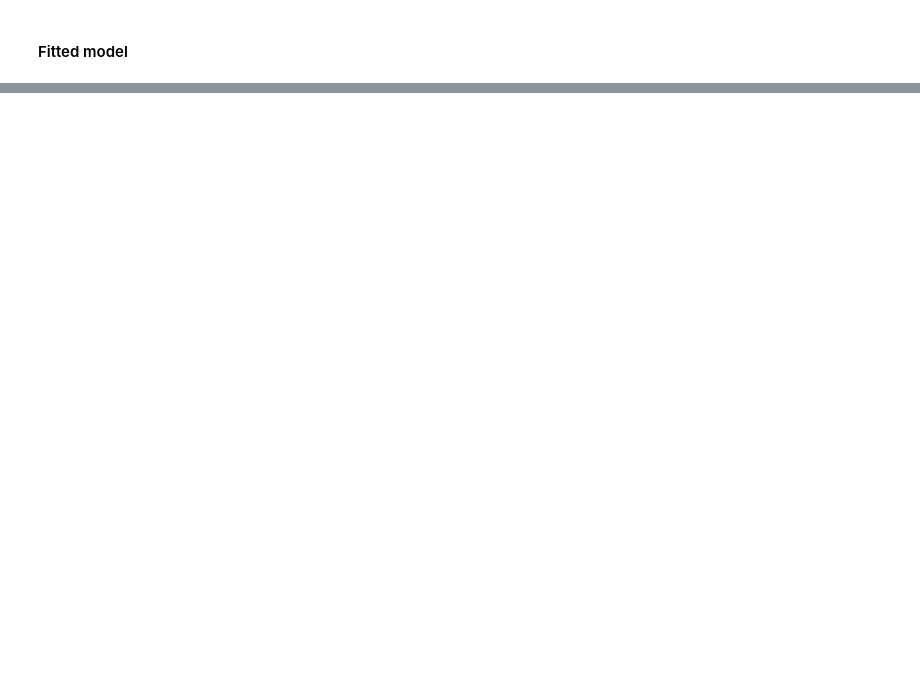
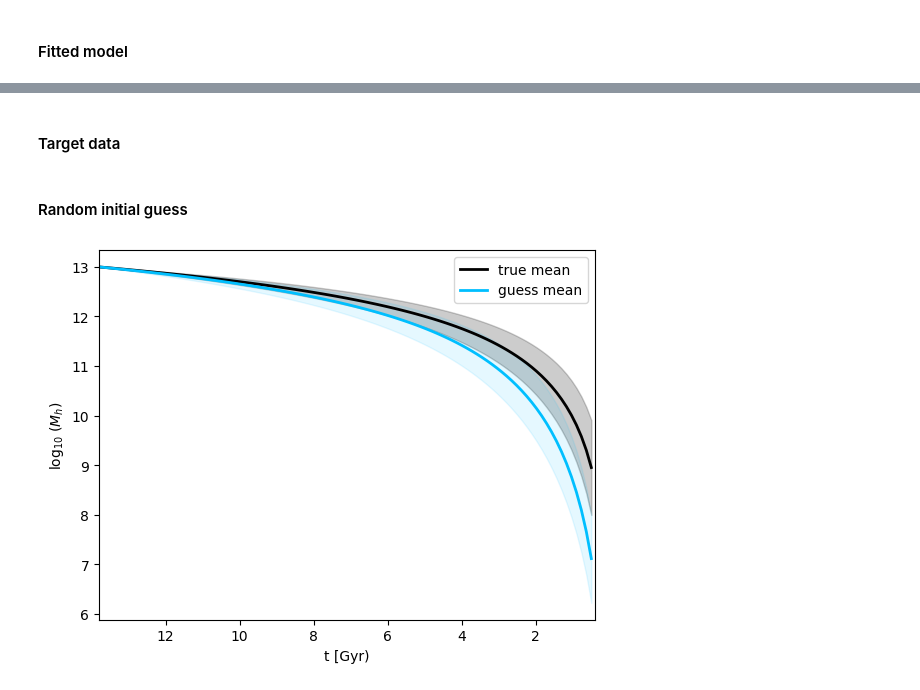
Before and after one commit to zaidikumail/diff_warmup, a Jupyter notebook: diffmahpop_fit.ipynb, the cells around one changed output, grey strips where cells are left out. Drawn from its saved outputs; the diff is of its cells as text; code cells hidden in the pictures; blank space fills up the shorter version.

Commit message:
implemented variance in diffmahpop fit

```diff
--- a/diffmahpop_fit.ipynb
+++ b/diffmahpop_fit.ipynb
@@ -260,0 +331,51 @@ plt.show()
+# %% [markdown]
+#### Target data
+# %%
+log_mahs_true, mean_mhalo_true, var_mhalo_true = diffmahpop_model_w_var(dict(logtc_mean=logtc_mean, logtc_var=logtc_var,
+                                                                             early_mean=early_mean, early_var=early_var,
+                                                                             late_mean=late_mean, late_var=late_var), tarr)
+# %% [markdown]
+#### Random initial guess
+# %%
+# logtc_mean_rand = np.random.uniform(jnp.log10(1),jnp.log10(3))
+# logtc_var_rand = np.random.uniform(0.1,0.3)
+
+# early_mean_rand = np.random.uniform(0.1,10)
+# early_var_rand = np.random.uniform(0.05,0.4)
+
+# late_mean_rand = np.random.uniform(0.1,5)
+# late_var_rand = np.random.uniform(0.05,0.4)
+
+# print(f'logtc_rand: {logtc_rand}\nearly_rand: {early_rand}\nlate_rand: {late_rand}')
+log_mahs_guess, mean_mhalo_guess, var_mhalo_guess = diffmahpop_model_w_var(dict(logtc_mean=logtc_mean_rand, logtc_var=logtc_var_rand,
+                                                               early_mean=early_mean_rand, early_var=early_var_rand,
+                                                               late_mean=late_mean_rand, late_var=late_var_rand), tarr)
+# %%
+fig, ax = plt.subplots(1, 1)
+# __=ax.semilogy()
+
+i=0
+for mah in log_mahs_true:
+    #__=ax.plot(tarr, mah, color='orange', alpha=0.05, lw=0.5)
+    i+=1
+
+#true
+__=ax.plot(tarr, mean_mhalo_true, c='k', lw=2, label='true mean')
+std_true = np.sqrt(var_mhalo_true)
+__=ax.fill_between(tarr, mean_mhalo_true-std_true, mean_mhalo_true+std_true, color='k', alpha=0.2)
+
+#initial guess
+__=ax.plot(tarr, mean_mhalo_guess, c='deepskyblue', lw=2, label='guess mean')
+std_guess = np.sqrt(var_mhalo_guess)
+__=ax.fill_between(tarr, mean_mhalo_guess-std_guess, mean_mhalo_guess+std_guess, color='deepskyblue', alpha=0.1)
+
+
+
+__=ax.set_xlabel('t [Gyr)')
+__=ax.set_xlim(0.4,13.8)
+__=ax.invert_xaxis()
+ax.set_ylabel('log$_{10}$ ($M_{h}$)')
+plt.legend()
+plt.show()
+# %% [output]
+[figure, added]
```
Also changed, not shown: parts of 15 cells of this notebook.
